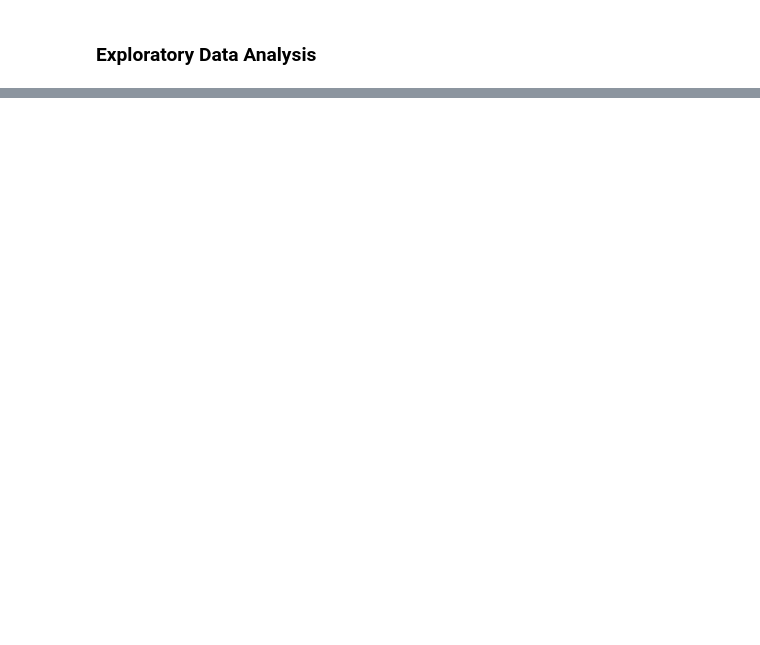
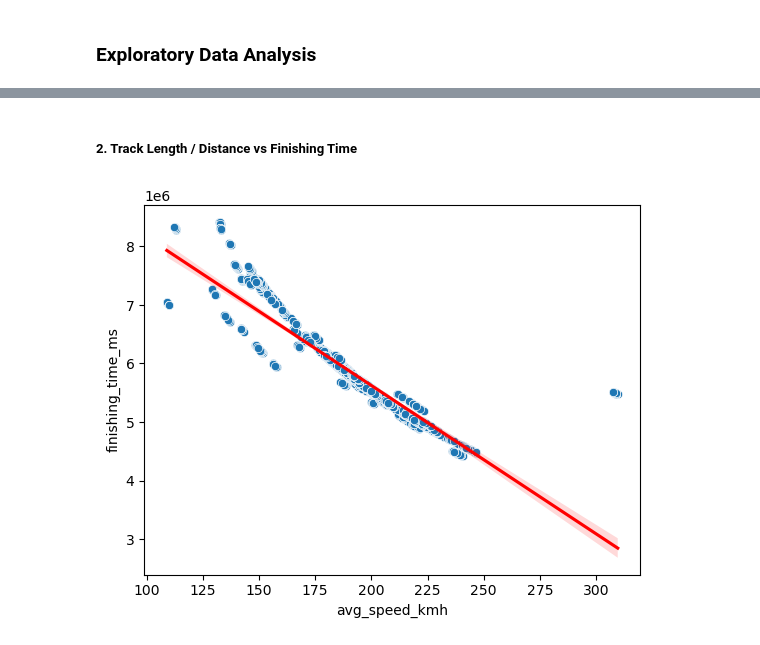
Before and after one commit to Rakshit1899/F1-Finishing-Time-Regression-Project, a Jupyter notebook: notebooks/01_eda.ipynb, the cells around one changed output, grey strips where cells are left out. Cells and saved outputs as stored; diff of their text form; code cells hidden in the pictures; blank space fills up the shorter version.

```diff
--- a/notebooks/01_eda.ipynb
+++ b/notebooks/01_eda.ipynb
@@ -329,0 +150,10 @@ strong multicollinearity or other numerical problems.
+# %% [markdown]
+##### 2. Track Length / Distance vs Finishing Time
+# %%
+df['avg_speed_kmh'] = (df['total_distance_km'] / (df['finishing_time_ms'] / 3.6e6))
+df['pace_ms_per_km'] = df['finishing_time_ms'] / df['total_distance_km']
+sns.scatterplot(data=df, x="avg_speed_kmh", y="finishing_time_ms")
+sns.regplot(data=df, x="avg_speed_kmh", y="finishing_time_ms", scatter=False, color="red")
+plt.show()
+# %% [output]
+[figure, added]
```
Also changed, not shown: parts of 51 cells of this notebook, 5 other files.
